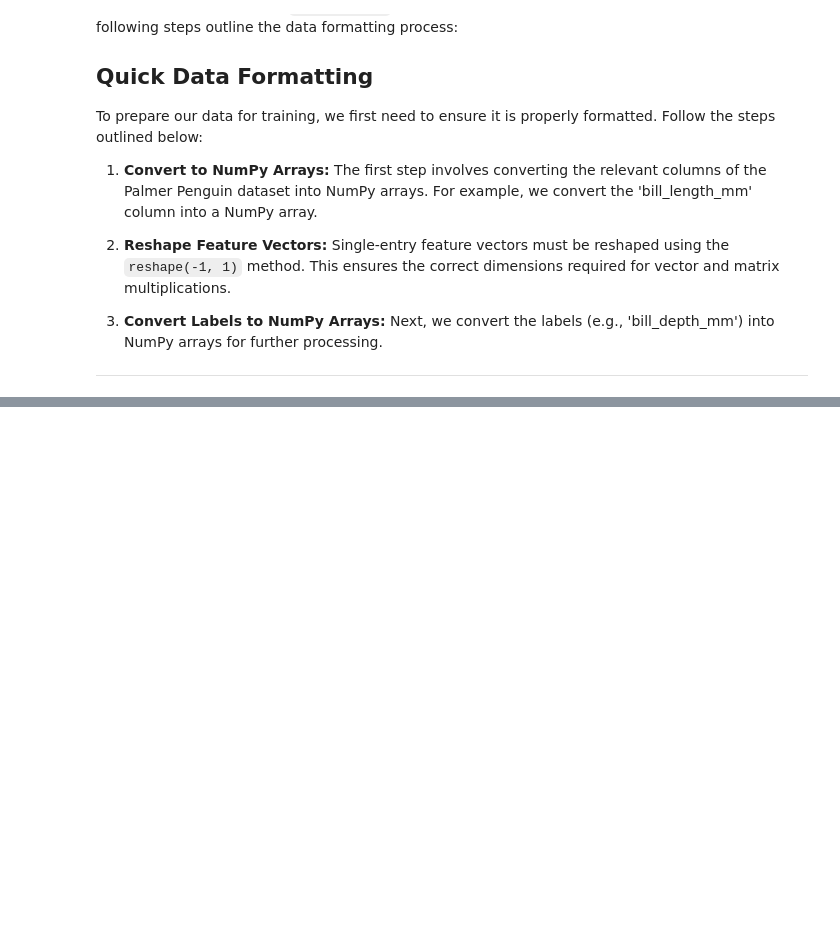
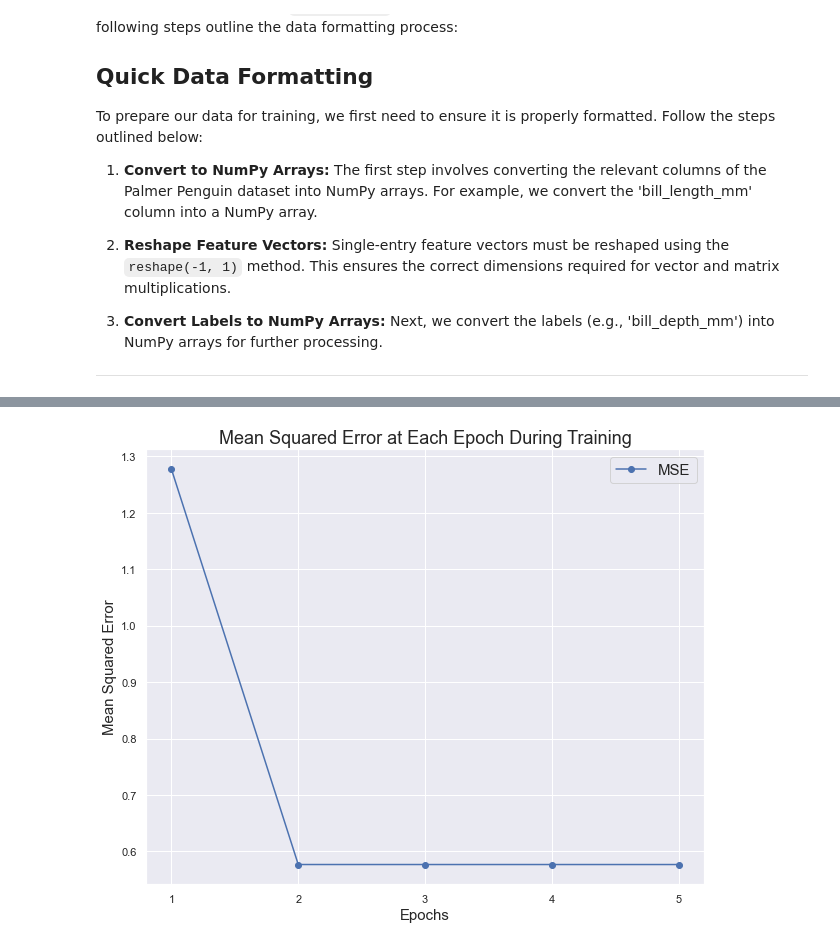
Before and after one commit to Jghamdi/INDE577_Repo, a Jupyter notebook: Second Algorithm/Gradient Descent_Algo.ipynb, the cells around one changed output, grey strips where cells are left out. Saved outputs shown, nothing was run; the diff lists cells and outputs as text; code cells hidden in the pictures; blank space fills up the shorter version.

```diff
--- a/Second Algorithm/Gradient Descent_Algo.ipynb
+++ b/Second Algorithm/Gradient Descent_Algo.ipynb
@@ -188,13 +249,20 @@ plt.show()
 # %%
-plt.figure(figsize = (10, 8))
-plt.plot(range(1, len(node.errors_) + 1),
-         node.errors_,
-         marker = "o",
-         label = "MSE")
-plt.xlabel("epochs", fontsize = 15)
-plt.ylabel("MSE", fontsize = 15)
-plt.xticks(range(1, len(node.errors_) + 1))
-plt.legend(fontsize = 15)
-plt.title("MSE Error at Each Epoch During Training", fontsize = 18)
+# Create a figure with specified size.
+plt.figure(figsize=(10, 8))
+
+# Plot mean squared error against epochs.
+plt.plot(range(1, len(neuron.errors_) + 1),
+         neuron.errors_,
+         marker="o",
+         label="MSE")
+plt.xlabel("Epochs", fontsize=15)
+plt.ylabel("Mean Squared Error", fontsize=15)
+
+# Set x-axis ticks.
+plt.xticks(range(1, len(neuron.errors_) + 1))
+plt.legend(fontsize=15)
+plt.title("Mean Squared Error at Each Epoch During Training", fontsize=18)
 plt.show()
+# %% [output]
+[figure, added]
 # %%
```
Also changed, not shown: parts of 10 cells of this notebook.
